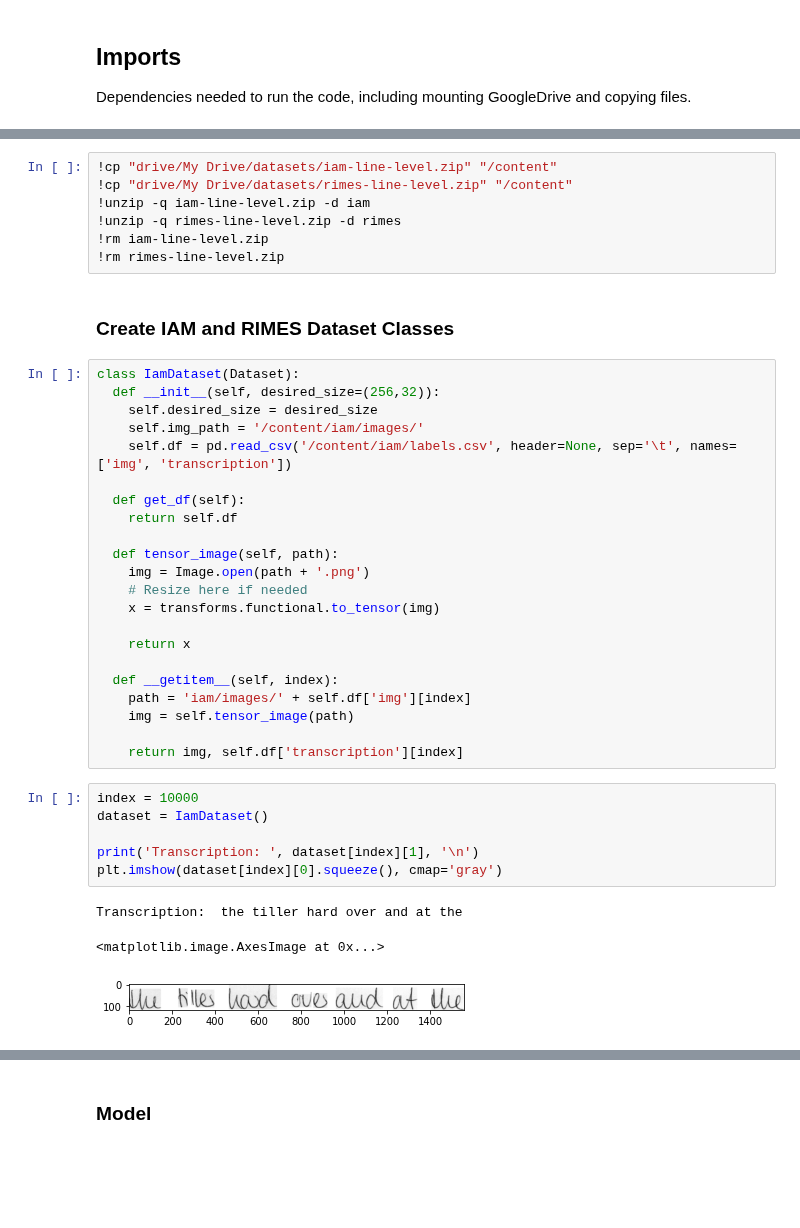
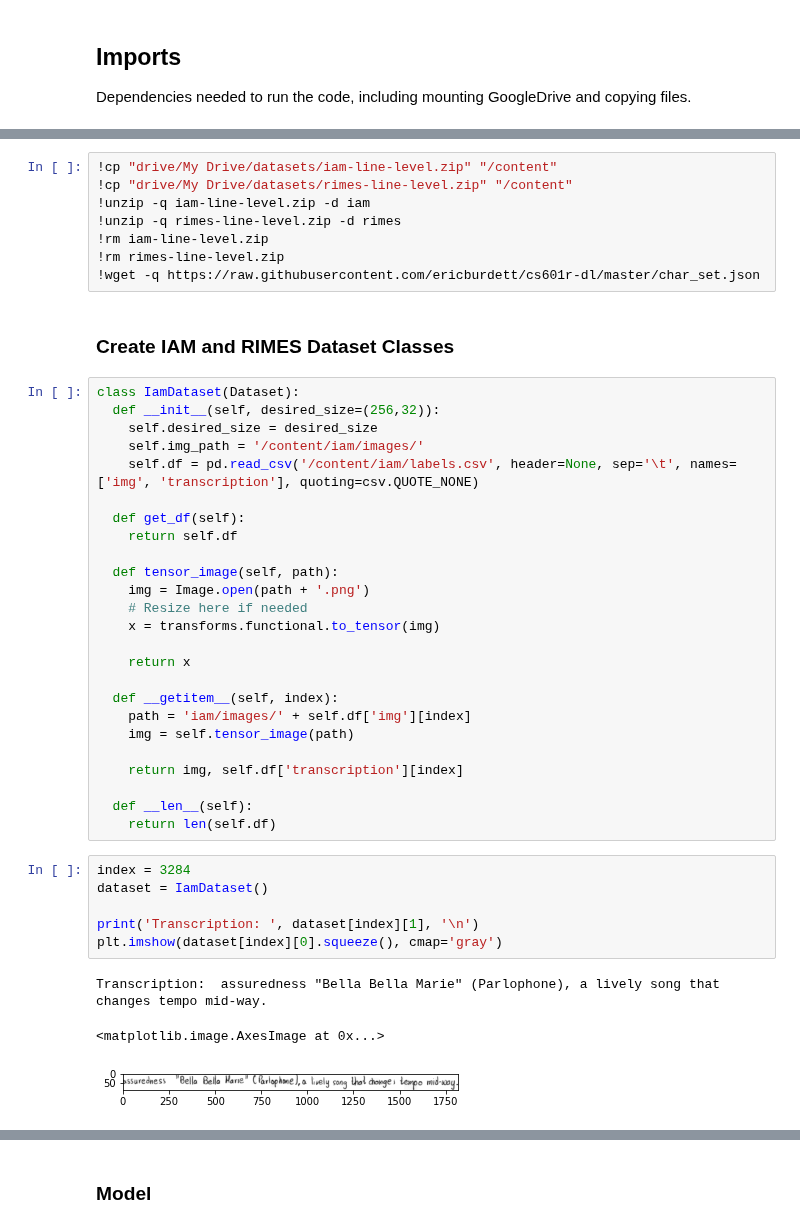
Before and after one commit to ericburdett/cs601r-dl, a Jupyter notebook: tl.ipynb, the cells around one changed output, grey strips where cells are left out. Cells and saved outputs as stored; diff of their text form; blank space fills up the shorter version.

```diff
--- a/tl.ipynb
+++ b/tl.ipynb
@@ -53,6 +55,7 @@ Mounted at /content/drive
 !unzip -q rimes-line-level.zip -d rimes
 !rm iam-line-level.zip
 !rm rimes-line-level.zip
+!wget -q https://raw.githubusercontent.com/ericburdett/cs601r-dl/master/char_set.json
 # %% [markdown]
 ### Create IAM and RIMES Dataset Classes
 # %%
@@ -60,7 +63,7 @@ class IamDataset(Dataset):
   def __init__(self, desired_size=(256,32)):
     self.desired_size = desired_size
     self.img_path = '/content/iam/images/'
-    self.df = pd.read_csv('/content/iam/labels.csv', header=None, sep='\t', names=['img', 'transcription'])
+    self.df = pd.read_csv('/content/iam/labels.csv', header=None, sep='\t', names=['img', 'transcription'], quoting=csv.QUOTE_NONE)
 
   def get_df(self):
     return self.df
@@ -77,13 +80,16 @@ class IamDataset(Dataset):
     img = self.tensor_image(path)
 
     return img, self.df['transcription'][index]
+
+  def __len__(self):
+    return len(self.df)
 # %%
-index = 10000
+index = 3284
 dataset = IamDataset()
 
 print('Transcription: ', dataset[index][1], '\n')
 plt.imshow(dataset[index][0].squeeze(), cmap='gray')
 # %% [output]
-Transcription:  the tiller hard over and at the
+Transcription:  assuredness "Bella Bella Marie" (Parlophone), a lively song that changes tempo mid-way.
 <matplotlib.image.AxesImage at 0x...>
-[figure, old version]
+[figure, new version]
```
Also changed, not shown: parts of 12 cells of this notebook.
